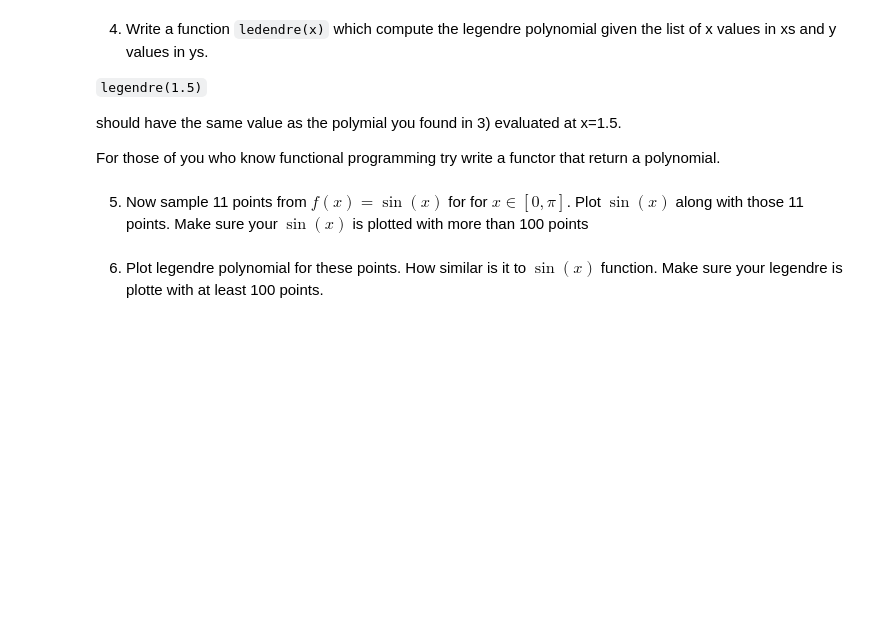
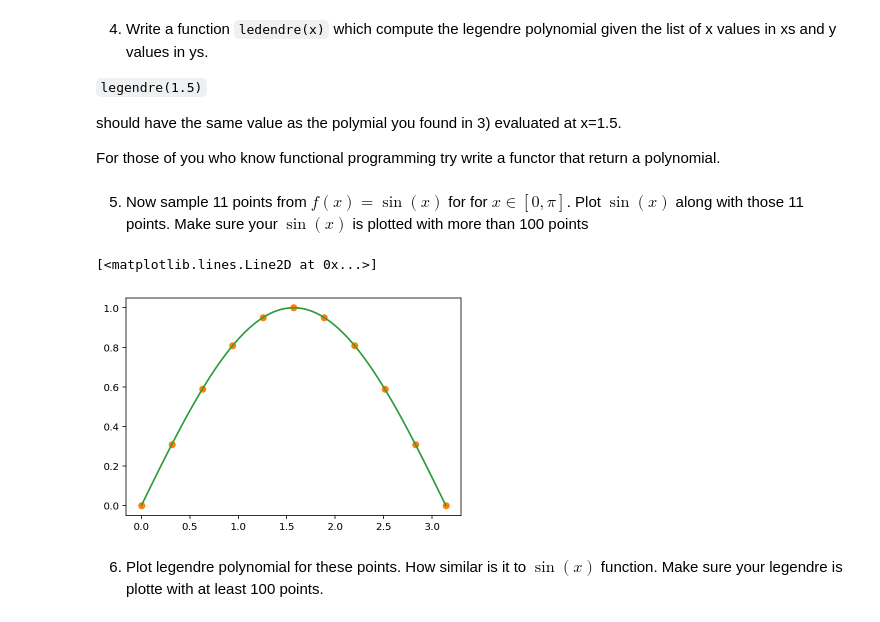
Before and after one commit to MUIC-Numerical-Methods-2018/Exercise-3, a Jupyter notebook: 03 Interpolation and Integration.ipynb, the cells around one changed output. Drawn from its saved outputs; the diff is of its cells as text; code cells hidden in the pictures; blank space fills up the shorter version.

```diff
--- a/03 Interpolation and Integration.ipynb
+++ b/03 Interpolation and Integration.ipynb
@@ -31,7 +31,7 @@ print(w0(2), w0(3), w0(4), w0(5))
 def lagrange_factory(xs, ys): # polynomial that pass through every xs,ys
     def lagrange(x):
         ws = [w_factory(xs, i) for i, _ in enumerate(xs)]
-        return np.sum(y*ws[i](x) for i, y in enumerate(ys))
+        return np.sum([y*ws[i](x) for i, y in enumerate(ys)])
     return lagrange
 
 lg = lagrange_factory(xs, ys)
@@ -68,6 +68,21 @@ should have the same value as the polymial you found in 3) evaluated at x=1.5.
 For those of you who know functional programming try write a functor that return a polynomial.
 # %% [markdown]
 5) Now sample 11 points  from $f(x) = \sin(x)$ for for $x\in[0, \pi]$. Plot $\sin(x)$ along with those 11 points. Make sure your $\sin(x)$ is plotted with more than 100 points
+# %%
+xs = np.linspace(0,np.pi, 100)
+ys = np.sin(xs)
+plt.plot(xs,ys)
+
+samples = np.linspace(0, np.pi, 11)
+y_samples = np.sin(samples)
+plt.plot(samples, y_samples, 'o')
+
+
+lg = lagrange_factory(samples, y_samples)
+plt.plot(xs, [lg(x) for x in xs])
+# %% [output]
+[<matplotlib.lines.Line2D at 0x...>]
+[figure, added]
 # %% [markdown]
 6) Plot legendre polynomial for these points. How similar is it to $\sin(x)$ function. Make sure your legendre is plotte with at least 100 points.
 # %% [markdown]
```
Also changed, not shown: parts of 6 cells of this notebook.
